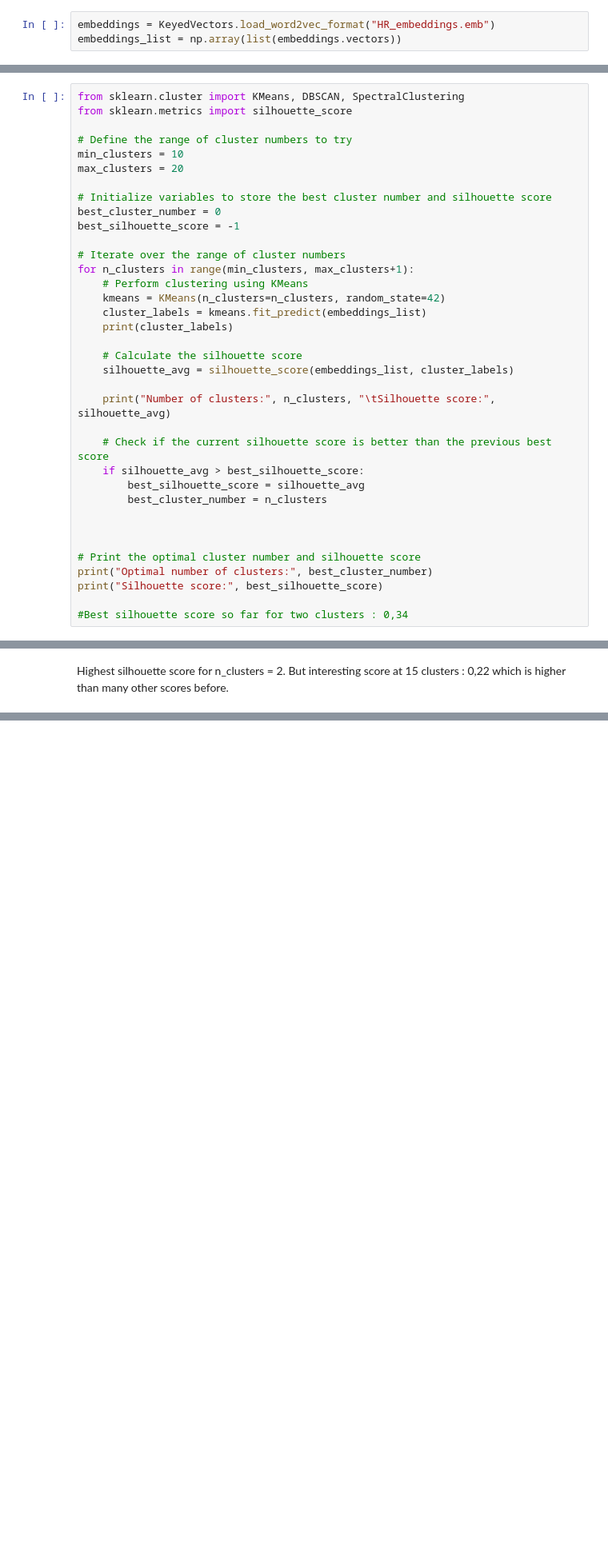
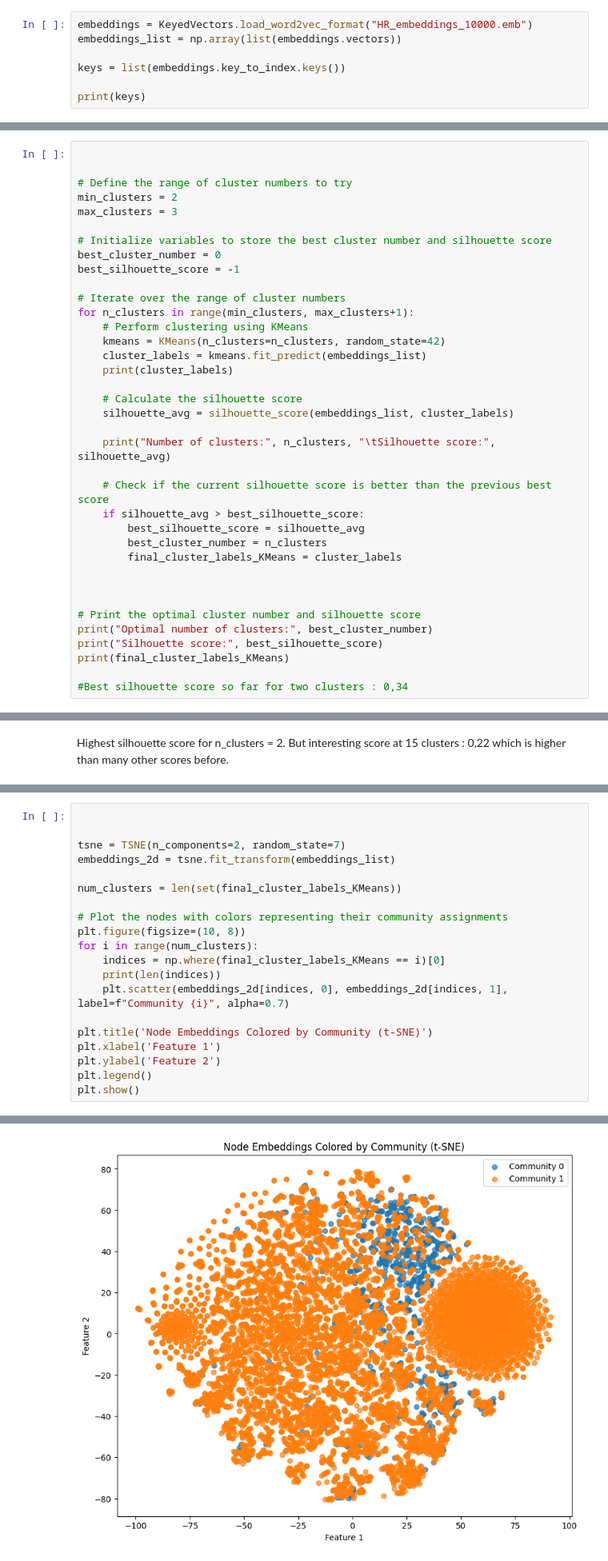
Before and after one commit to Wanadou/graph_mining, a Jupyter notebook: Com_detec_ML.ipynb, the cells around one changed output, grey strips where cells are left out. Shown at 80% size. Cells and saved outputs as stored; diff of their text form; blank space fills up the shorter version.

Commit message:
premiers résulats de modularité avec node2vec

```diff
--- a/Com_detec_ML.ipynb
+++ b/Com_detec_ML.ipynb
@@ -45,5 +62,9 @@ model.wv.save_word2vec_format("HR_embeddings.emb")
 # %% [markdown]
 Les embeddings sont enregistrés sur un subplot de 10000 noeuds donc pas besoin de refaire tourner le fit.
 # %%
-embeddings = KeyedVectors.load_word2vec_format("HR_embeddings.emb")
+embeddings = KeyedVectors.load_word2vec_format("HR_embeddings_10000.emb")
 embeddings_list = np.array(list(embeddings.vectors))
+
+keys = list(embeddings.key_to_index.keys())
+
+print(keys)
@@ -88,12 +111,11 @@ plot_scatter(tsne_result, labels=None, title='t-SNE')
 # %% [markdown]
 On perçoit ce qui pourrait s'apparenter à des cluster dans cette représentation. Essayons maintenant d'en trouver dans la représentation générée par node2vec.
 # %%
-from sklearn.cluster import KMeans, DBSCAN, SpectralClustering
-from sklearn.metrics import silhouette_score
+
 
 # Define the range of cluster numbers to try
-min_clusters = 10
-max_clusters = 20
+min_clusters = 2
+max_clusters = 3
 
 # Initialize variables to store the best cluster number and silhouette score
 best_cluster_number = 0
@@ -115,11 +137,13 @@ for n_clusters in range(min_clusters, max_clusters+1):
     if silhouette_avg > best_silhouette_score:
         best_silhouette_score = silhouette_avg
         best_cluster_number = n_clusters
+        final_cluster_labels_KMeans = cluster_labels
 
 
 
 # Print the optimal cluster number and silhouette score
 print("Optimal number of clusters:", best_cluster_number)
 print("Silhouette score:", best_silhouette_score)
+print(final_cluster_labels_KMeans)
 
 #Best silhouette score so far for two clusters : 0,34
@@ -145,0 +218,21 @@ def create_modularity_partition(G, clusters):
+# %%
+
+
+tsne = TSNE(n_components=2, random_state=7)
+embeddings_2d = tsne.fit_transform(embeddings_list)
+
+num_clusters = len(set(final_cluster_labels_KMeans))
+
+# Plot the nodes with colors representing their community assignments
+plt.figure(figsize=(10, 8))
+for i in range(num_clusters):
+    indices = np.where(final_cluster_labels_KMeans == i)[0]
+    print(len(indices))
+    plt.scatter(embeddings_2d[indices, 0], embeddings_2d[indices, 1], label=f"Community {i}", alpha=0.7)
+
+plt.title('Node Embeddings Colored by Community (t-SNE)')
+plt.xlabel('Feature 1')
+plt.ylabel('Feature 2')
+plt.legend()
+plt.show()
+# %% [output]
@@ -145,0 +241 @@ def create_modularity_partition(G, clusters):
+[figure, added]
```
Also changed, not shown: parts of 18 cells of this notebook, 3 other files.
